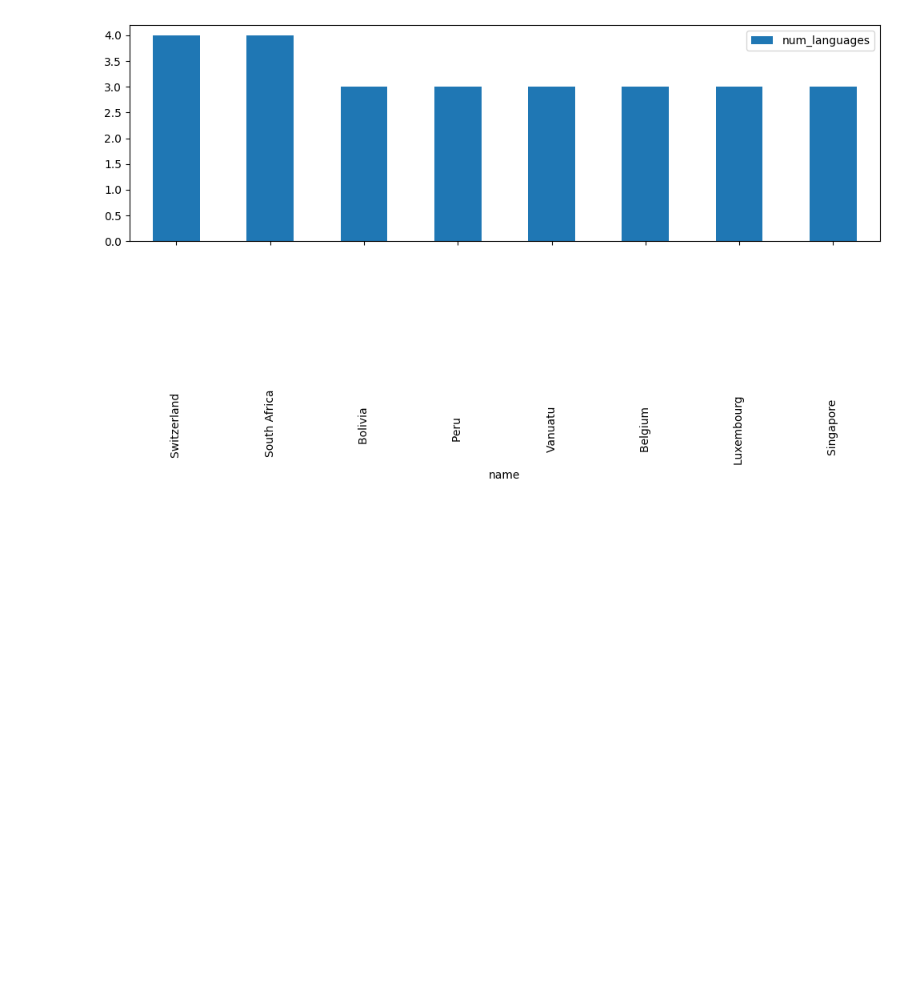
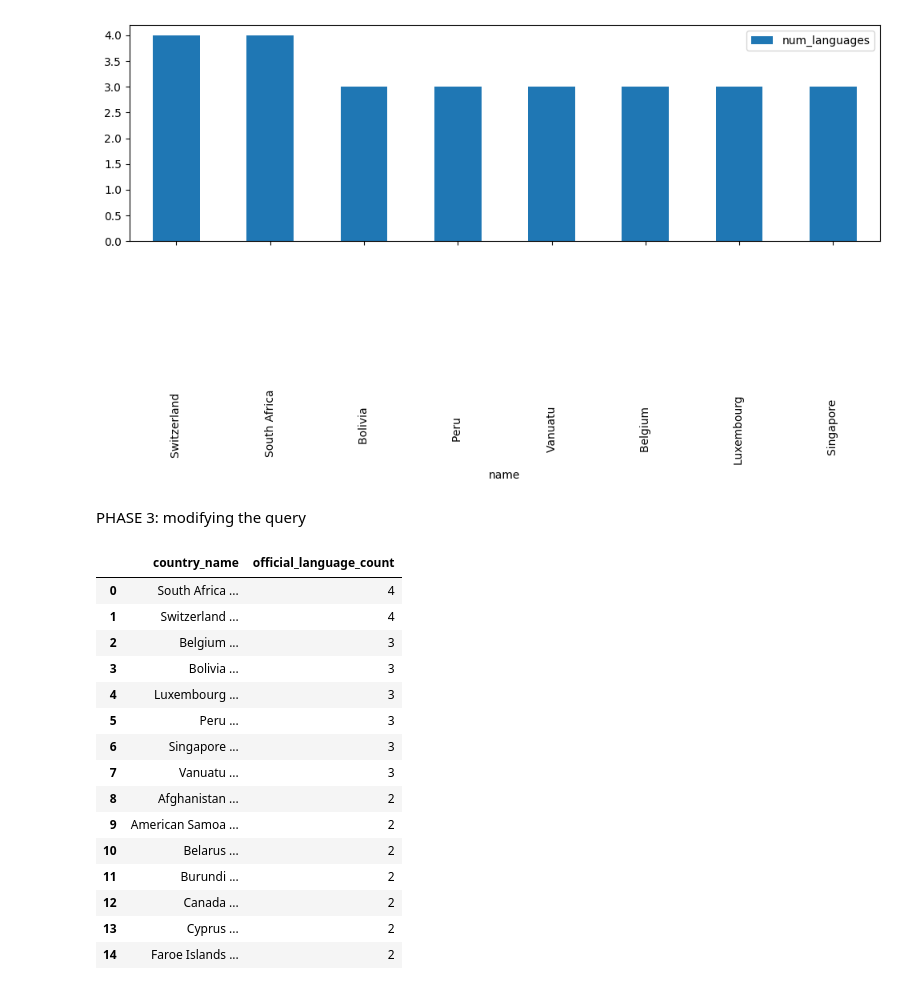
Before and after one commit to aanchalgt/databases-for-analytics, a Jupyter notebook: exercises/exercise04.ipynb, the cells around one changed output. Saved outputs shown, nothing was run; the diff lists cells and outputs as text; code cells hidden in the pictures; blank space fills up the shorter version.

```diff
--- a/exercises/exercise04.ipynb
+++ b/exercises/exercise04.ipynb
@@ -126,3 +126,5 @@ plt.tight_layout()
 plt.show()
 # %% [output]
 [figure]
+# %% [markdown]
+PHASE 3: modifying the query
@@ -128,0 +147,21 @@ plt.show()
+# %%
+modified_df = pd.read_sql_query(modified_query, engine)
+
+display(modified_df)
+# %% [output]
+|  | country_name | official_language_count |
+| 0 | South Africa ... | 4 |
+| 1 | Switzerland ... | 4 |
+| 2 | Belgium ... | 3 |
+| 3 | Bolivia ... | 3 |
+| 4 | Luxembourg ... | 3 |
+| 5 | Peru ... | 3 |
+| 6 | Singapore ... | 3 |
+| 7 | Vanuatu ... | 3 |
+| 8 | Afghanistan ... | 2 |
+| 9 | American Samoa ... | 2 |
+| 10 | Belarus ... | 2 |
+| 11 | Burundi ... | 2 |
+| 12 | Canada ... | 2 |
+| 13 | Cyprus ... | 2 |
+| 14 | Faroe Islands ... | 2 |
```
Also changed, not shown: parts of 2 cells of this notebook, 10 other files.
